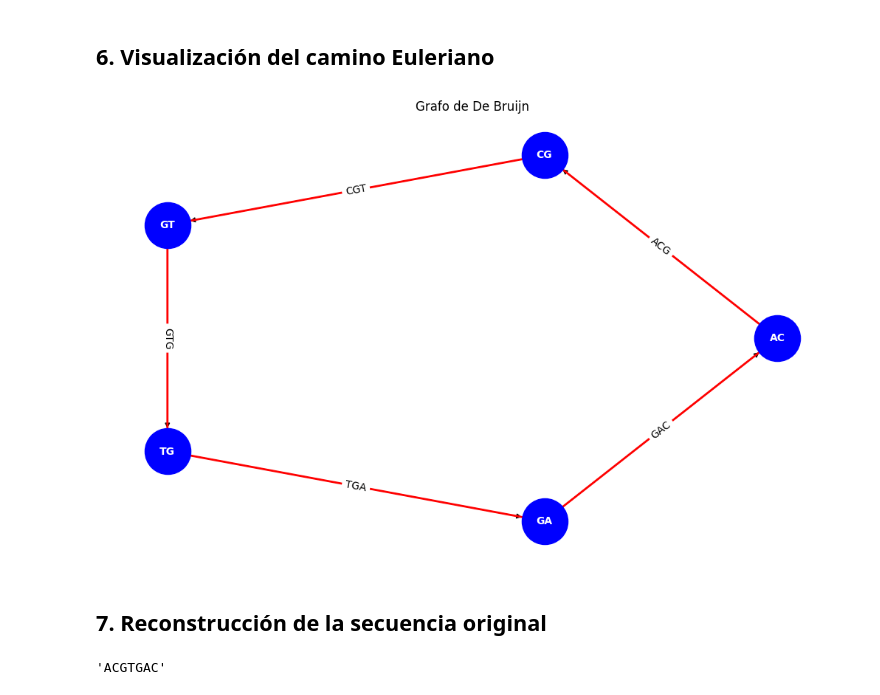
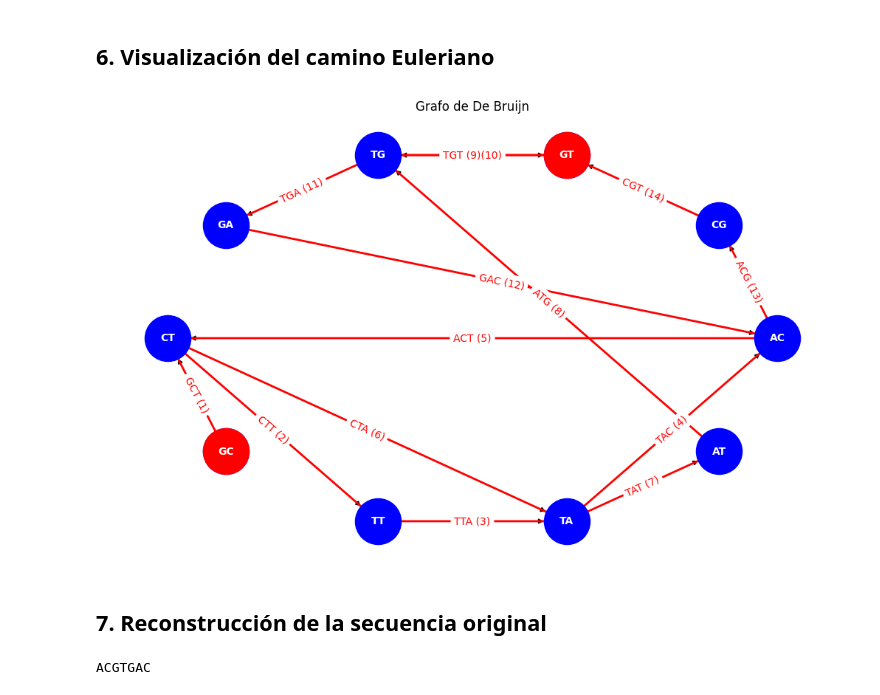
Before and after one commit to susanasrez/DeBruijn_Graph, a Jupyter notebook: DNA_sequencing.ipynb, the cells around one changed output. Cells and saved outputs as stored; diff of their text form; code cells hidden in the pictures.

```diff
--- a/DNA_sequencing.ipynb
+++ b/DNA_sequencing.ipynb
@@ -91,17 +38,8 @@ eulerian_path = find_eulerian_path(networkx_graph, is_eulerian_cycle, is_euleria
 # %% [markdown]
 ## 6. Visualización del camino Euleriano
-# %%
-authomatic_pos = nx.circular_layout(networkx_graph)
-plt.figure(figsize=(10, 6))
-nx.draw(networkx_graph, authomatic_pos, with_labels=True, node_size=2000, node_color="blue", font_size=10, font_weight="bold", edge_color="black", font_color="white")
-for i in range(len(eulerian_path)):
-    nx.draw_networkx_edges(networkx_graph, authomatic_pos, edgelist=[(eulerian_path[i][0], eulerian_path[i][1])], edge_color="red", width=2)
-
-edge_labels = nx.get_edge_attributes(networkx_graph, 'label')
-nx.draw_networkx_edge_labels(networkx_graph, authomatic_pos, edge_labels=edge_labels, font_color="black")
-plt.title("Grafo de De Bruijn")
-plt.show()
-# %% [output]
-[figure, removed]
+# %%
+graph_builder.draw_graph(draw_eulerian=True)
+# %% [output]
+[figure, added]
 # %% [markdown]
 ## 7. Reconstrucción de la secuencia original
@@ -117,4 +46,5 @@ def assemble_sequence(eulerian_path):
-# %%
-assemble_sequence(eulerian_path)
-# %% [output]
-'ACGTGAC'
+# %%
+dna = graph_builder.assemble_sequence()
+print(dna)
+# %% [output]
+ACGTGAC
```
Also changed, not shown: parts of 13 cells of this notebook, 3 other files.
